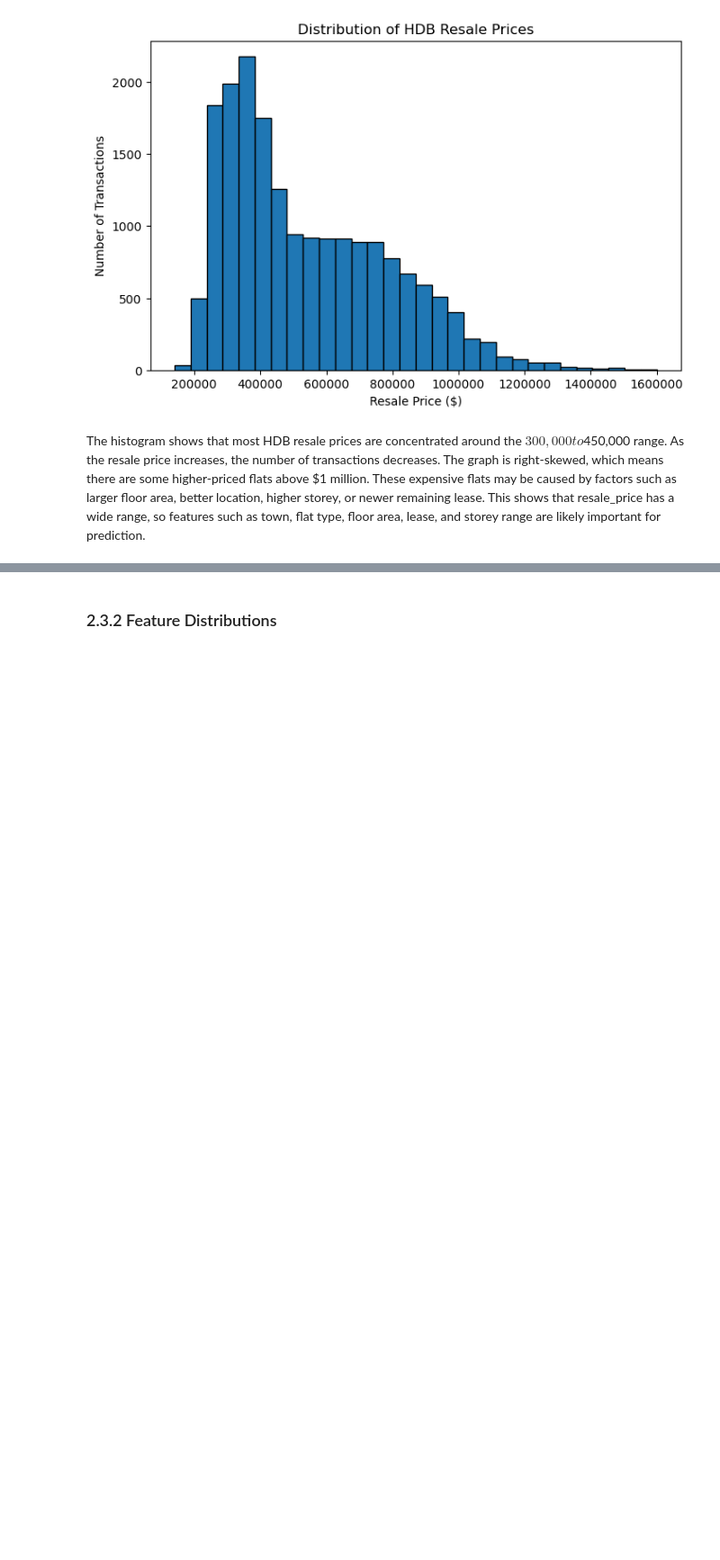
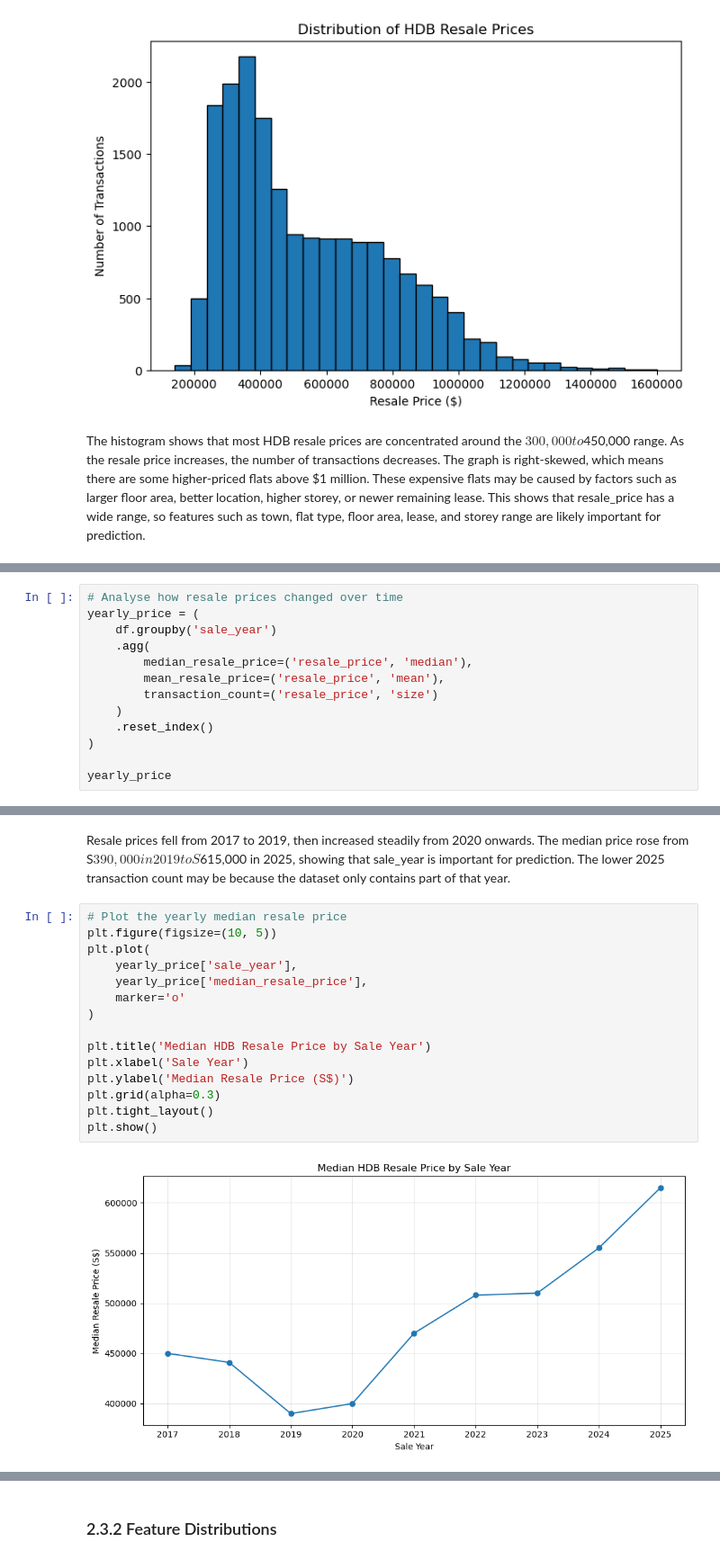
Before and after one commit to zephen1234/mldp-project, a Jupyter notebook: MLDP Program Codes Submission .ipynb, the cells around one changed output, grey strips where cells are left out. Shown at 90% size. Cells and saved outputs as stored; diff of their text form; blank space fills up the shorter version.

```diff
--- a/MLDP Program Codes Submission .ipynb
+++ b/MLDP Program Codes Submission .ipynb
@@ -187,0 +304,13 @@ The histogram shows that most HDB resale prices are concentrated around the $300
+# %%
+# Analyse how resale prices changed over time
+yearly_price = (
+    df.groupby('sale_year')
+    .agg(
+        median_resale_price=('resale_price', 'median'),
+        mean_resale_price=('resale_price', 'mean'),
+        transaction_count=('resale_price', 'size')
+    )
+    .reset_index()
+)
+
+yearly_price
@@ -187,0 +328,19 @@ The histogram shows that most HDB resale prices are concentrated around the $300
+# %% [markdown]
+Resale prices fell from 2017 to 2019, then increased steadily from 2020 onwards. The median price rose from S$390,000 in 2019 to S$615,000 in 2025, showing that sale_year is important for prediction. The lower 2025 transaction count may be because the dataset only contains part of that year.
+# %%
+# Plot the yearly median resale price
+plt.figure(figsize=(10, 5))
+plt.plot(
+    yearly_price['sale_year'],
+    yearly_price['median_resale_price'],
+    marker='o'
+)
+
+plt.title('Median HDB Resale Price by Sale Year')
+plt.xlabel('Sale Year')
+plt.ylabel('Median Resale Price (S$)')
+plt.grid(alpha=0.3)
+plt.tight_layout()
+plt.show()
+# %% [output]
+[figure, added]
```
Also changed, not shown: parts of 13 cells of this notebook.
